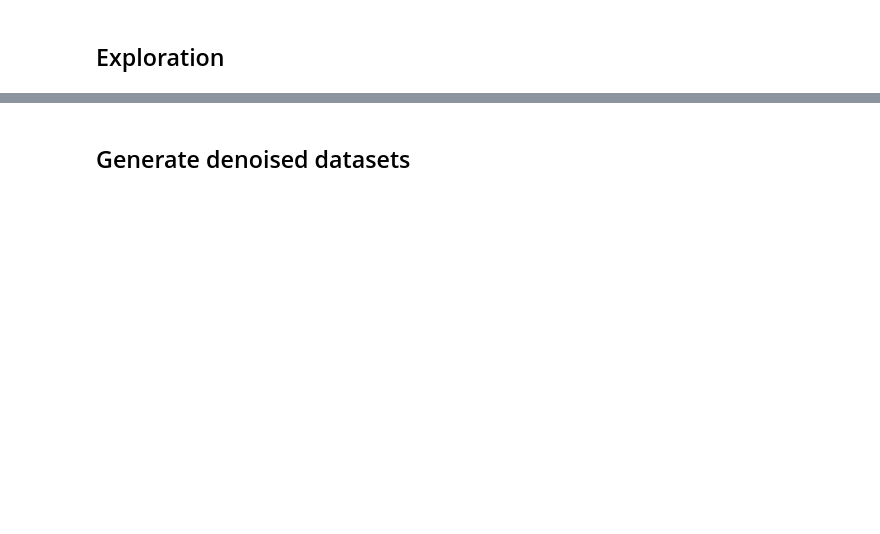
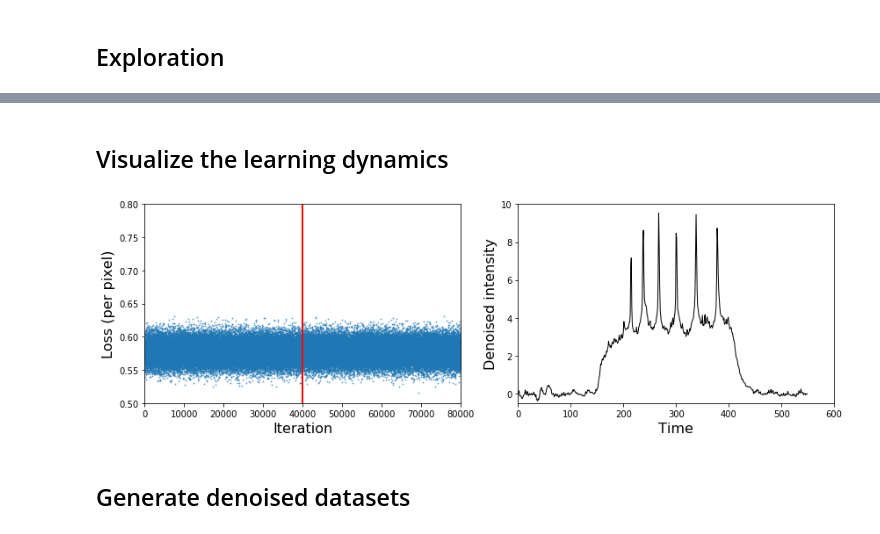
Before and after one commit to cellarium-ai/CellMincer, a Jupyter notebook: notebooks/cellmincer_proto.ipynb, the cells around one changed output, grey strips where cells are left out. Drawn from its saved outputs; the diff is of its cells as text; code cells hidden in the pictures; blank space fills up the shorter version.

```diff
--- a/notebooks/cellmincer_proto.ipynb
+++ b/notebooks/cellmincer_proto.ipynb
@@ -564,0 +728,2 @@ plt.plot((denoised_movie_txy[200:500, x0, y0] - denoised_movie_txy[201:501, x0,
+# %% [markdown]
+## Visualize the learning dynamics
@@ -565,2 +735,33 @@ plt.plot((denoised_movie_txy[200:500, x0, y0] - denoised_movie_txy[201:501, x0,
+# %%
+fig, axs = plt.subplots(ncols=2, figsize=(12, 4))
+i_pixel = 0
+
+def update_frame(snapshot_index):
+    snapshot_i_iter = (model_averaging_begin_index + model_snapshot_stride * snapshot_index) * save_every
+    axs[0].clear()
+    axs[0].scatter(np.arange(len(total_loss_hist)), total_loss_hist, s=1, alpha=0.5)
+    axs[0].plot([snapshot_i_iter, snapshot_i_iter], [0.5, 0.8], lw=2, color='red')
+    axs[1].clear()
+    axs[1].plot(trunc_denoised_movie_pt_list[snapshot_index][i_pixel, :], lw=1, color='black')
+
+    axs[0].set_ylim((0.5, 0.8))
+    axs[0].set_xlim((0, len(total_loss_hist)))
+    axs[0].set_ylabel('Loss (per pixel)', fontsize=16)
+    axs[0].set_xlabel('Iteration', fontsize=16)
+
+    axs[1].set_ylim((-0.5, 10.))
+    axs[1].set_xlim((0, 600))
+    axs[1].set_ylabel('Denoised intensity', fontsize=16)
+    axs[1].set_xlabel('Time', fontsize=16)
+
+    fig.tight_layout()
+
+
+update_frame(0)
+ani = animation.FuncAnimation(fig, update_frame, len(trunc_denoised_movie_pt_list))
+writer = animation.writers['ffmpeg'](fps=30)
+ani.save('demo.mp4', writer=writer, dpi=100)
+# %% [output]
+[figure, added]
 # %% [markdown]
 ## Generate denoised datasets
```
Also changed, not shown: parts of 35 cells of this notebook, 5 other files.
